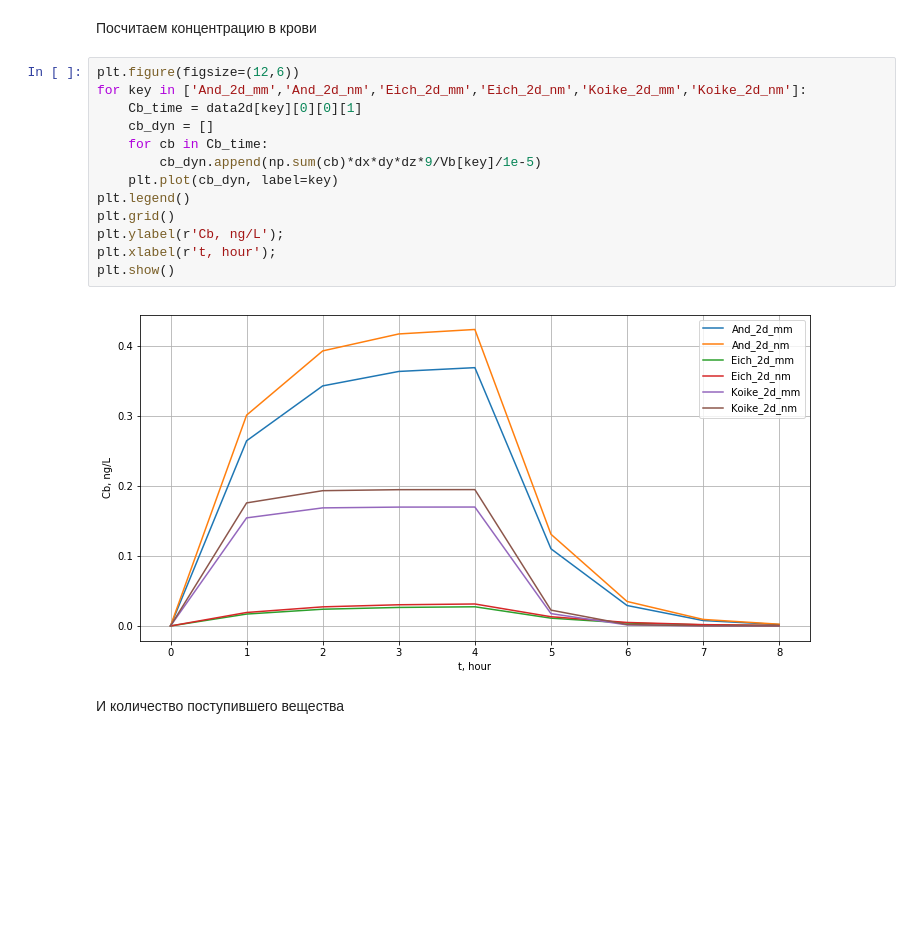
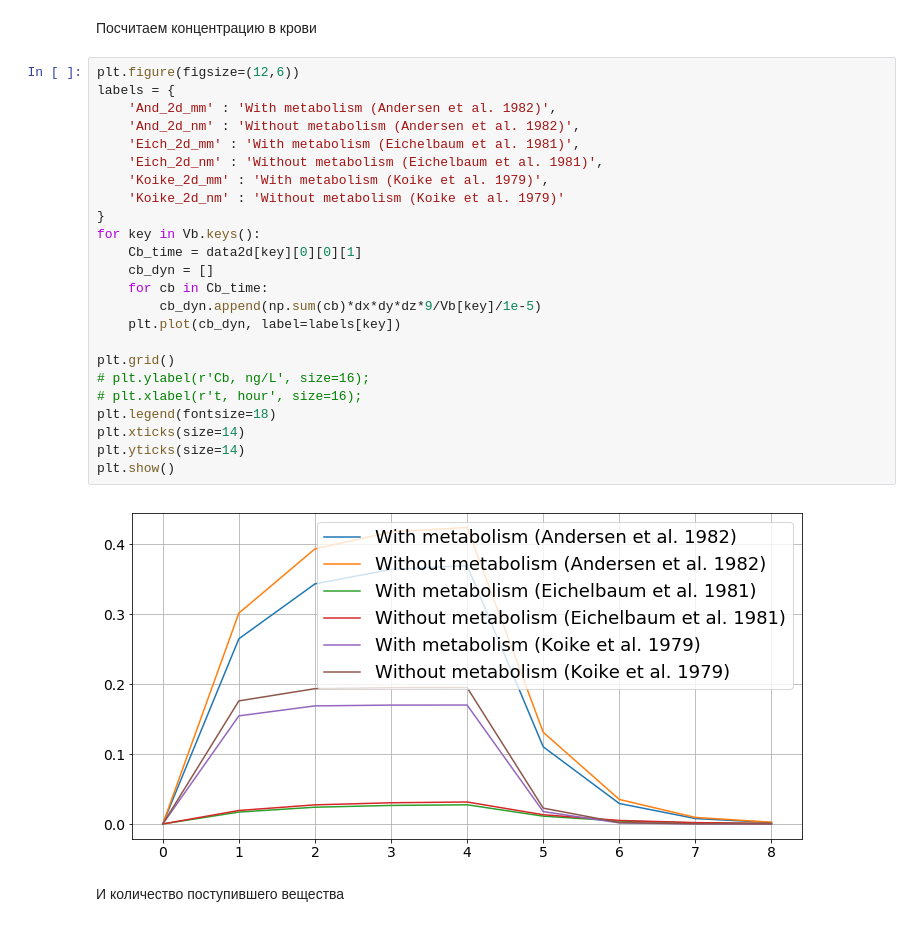
Before and after one commit to almaredan/TDD_Diffusion, a Jupyter notebook: TDD_of_verapamil.ipynb, the cells around one changed output. Saved outputs shown, nothing was run; the diff lists cells and outputs as text; blank space fills up the shorter version.

```diff
--- a/TDD_of_verapamil.ipynb
+++ b/TDD_of_verapamil.ipynb
@@ -82,19 +82,30 @@ constants
 Посчитаем концентрацию в крови
 # %%
 plt.figure(figsize=(12,6))
-for key in ['And_2d_mm','And_2d_nm','Eich_2d_mm','Eich_2d_nm','Koike_2d_mm','Koike_2d_nm']:
+labels = {
+    'And_2d_mm' : 'With metabolism (Andersen et al. 1982)',
+    'And_2d_nm' : 'Without metabolism (Andersen et al. 1982)',
+    'Eich_2d_mm' : 'With metabolism (Eichelbaum et al. 1981)',
+    'Eich_2d_nm' : 'Without metabolism (Eichelbaum et al. 1981)',
+    'Koike_2d_mm' : 'With metabolism (Koike et al. 1979)',
+    'Koike_2d_nm' : 'Without metabolism (Koike et al. 1979)'
+}
+for key in Vb.keys():
     Cb_time = data2d[key][0][0][1]
     cb_dyn = []
     for cb in Cb_time:
         cb_dyn.append(np.sum(cb)*dx*dy*dz*9/Vb[key]/1e-5)
-    plt.plot(cb_dyn, label=key)
-plt.legend()
+    plt.plot(cb_dyn, label=labels[key])
+
 plt.grid()
-plt.ylabel(r'Cb, ng/L');
-plt.xlabel(r't, hour');
+# plt.ylabel(r'Cb, ng/L', size=16);
+# plt.xlabel(r't, hour', size=16);
+plt.legend(fontsize=18)
+plt.xticks(size=14)
+plt.yticks(size=14)
 plt.show()
 # %% [output]
-[figure, old version]
+[figure, new version]
 # %% [markdown]
 И количество поступившего вещества
 # %%
```
Also changed, not shown: parts of 34 cells of this notebook, 4 other files.
